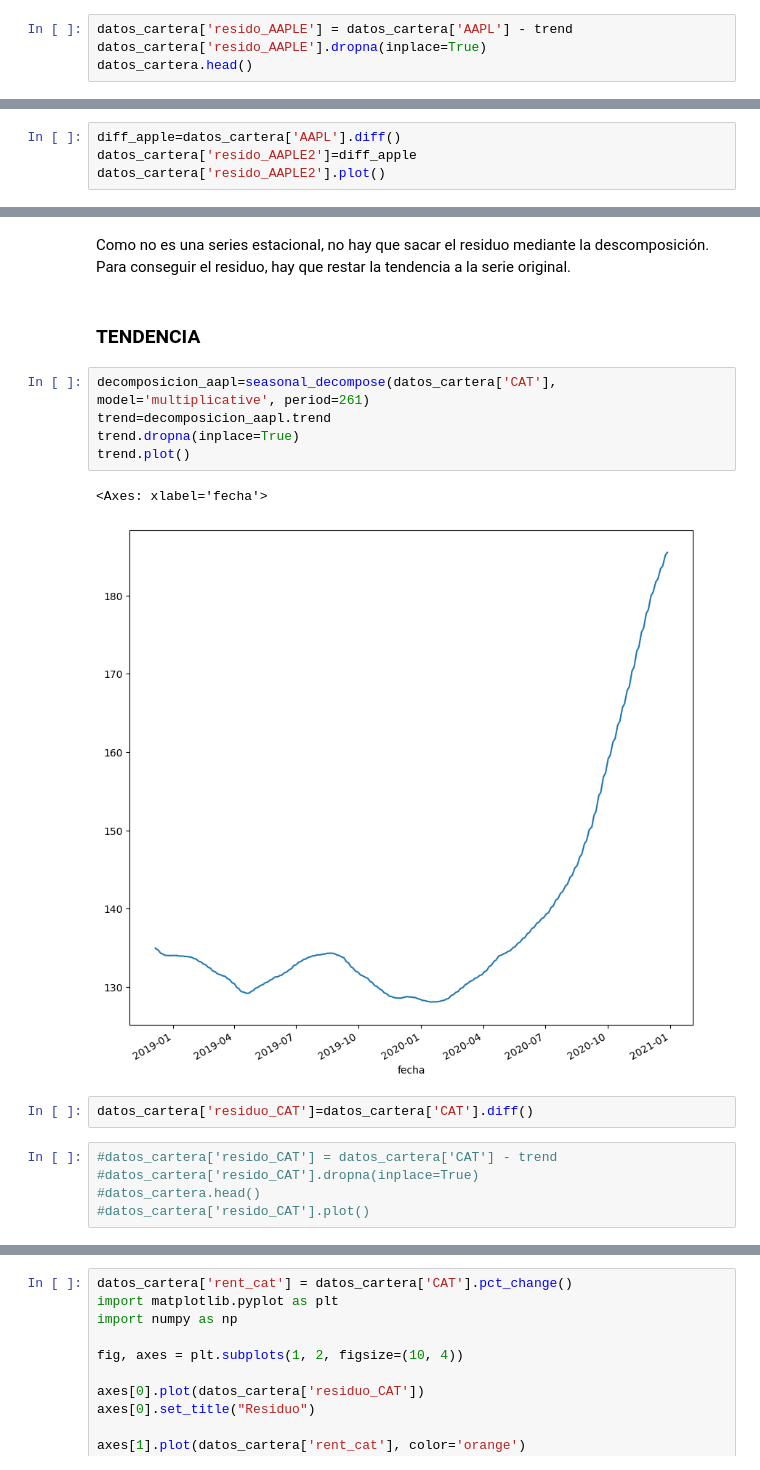
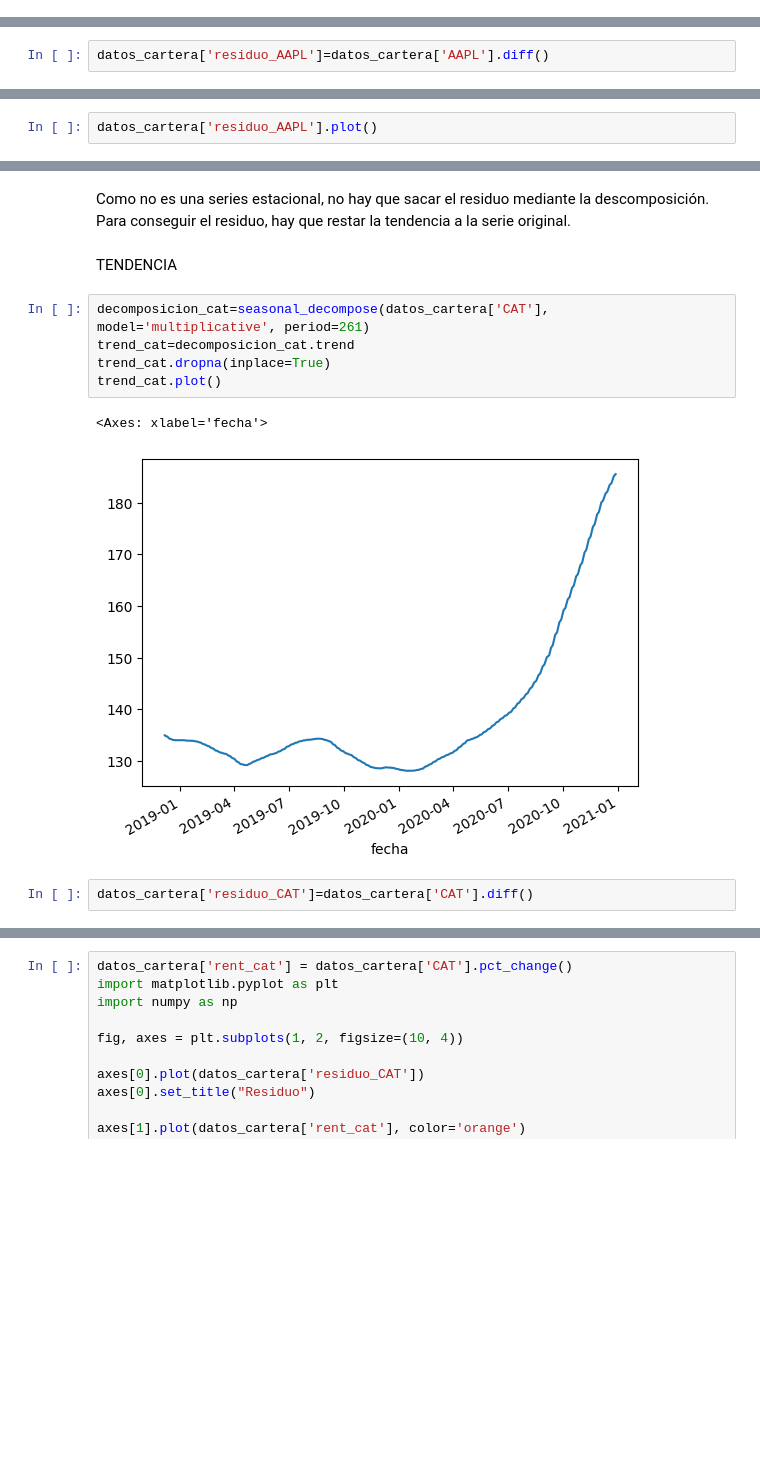
Before and after one commit to LanderAgirre/Reto_09_Azul_Oscuro, a Jupyter notebook: 4.Data_Science.ipynb, the cells around one changed output, grey strips where cells are left out. Saved outputs shown, nothing was run; the diff lists cells and outputs as text; blank space fills up the shorter version.

```diff
--- a/4.Data_Science.ipynb
+++ b/4.Data_Science.ipynb
@@ -71,7 +62,3 @@ trend.plot()
 # %% [output]
 <Axes: xlabel='fecha'>
 [figure]
-# %%
-datos_cartera['resido_AAPLE'] = datos_cartera['AAPL'] - trend
-datos_cartera['resido_AAPLE'].dropna(inplace=True)
-datos_cartera.head()
@@ -91,3 +65,5 @@ datos_cartera['resido_AAPLE'].plot()
+# %%
+datos_cartera['residuo_AAPL']=datos_cartera['AAPL'].diff()
 # %%
 def test_estacionario(residuo):
 
@@ -132,6 +111,4 @@ test_aapl
 # %%
-diff_apple=datos_cartera['AAPL'].diff()
-datos_cartera['resido_AAPLE2']=diff_apple
-datos_cartera['resido_AAPLE2'].plot()
+datos_cartera['residuo_AAPL'].plot()
 # %% [output]
 <Axes: xlabel='fecha'>
@@ -451,20 +396,15 @@ plt.show()
 Como no es una series estacional, no hay que sacar el residuo mediante la descomposición.
 Para conseguir el residuo, hay que restar la tendencia a la serie original.
 # %% [markdown]
-### TENDENCIA
+TENDENCIA
 # %%
-decomposicion_aapl=seasonal_decompose(datos_cartera['CAT'], model='multiplicative', period=261)
-trend=decomposicion_aapl.trend
-trend.dropna(inplace=True)
-trend.plot()
+decomposicion_cat=seasonal_decompose(datos_cartera['CAT'], model='multiplicative', period=261)
+trend_cat=decomposicion_cat.trend
+trend_cat.dropna(inplace=True)
+trend_cat.plot()
 # %% [output]
 <Axes: xlabel='fecha'>
-[figure, old version]
+[figure, new version]
 # %%
 datos_cartera['residuo_CAT']=datos_cartera['CAT'].diff()
-# %%
-#datos_cartera['resido_CAT'] = datos_cartera['CAT'] - trend
-#datos_cartera['resido_CAT'].dropna(inplace=True)
-#datos_cartera.head()
-#datos_cartera['resido_CAT'].plot()
 # %%
```
Also changed, not shown: parts of 33 cells of this notebook.
